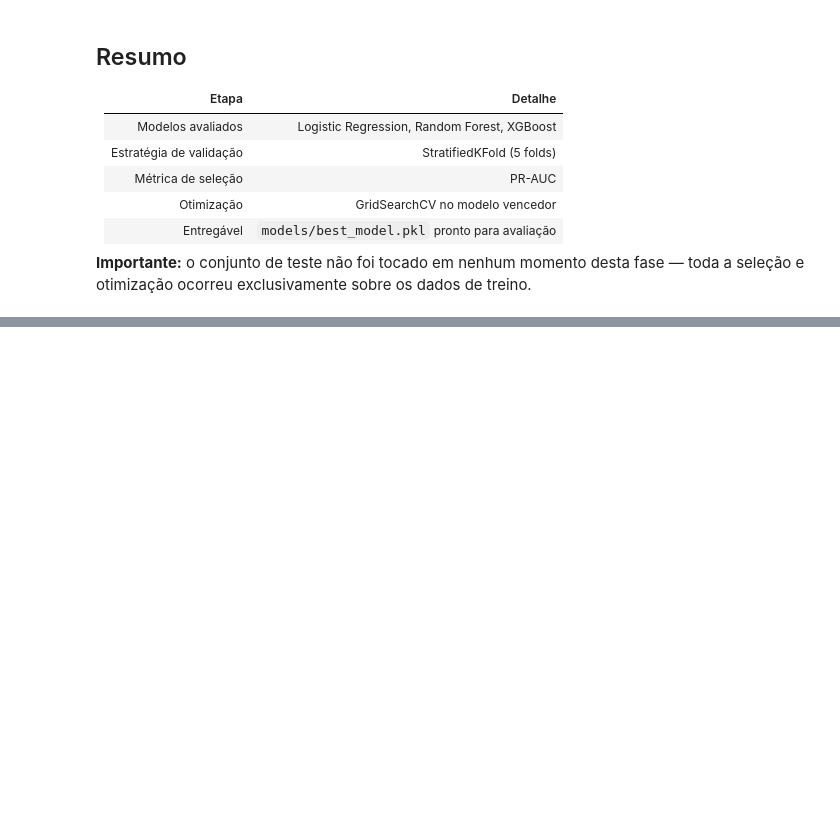
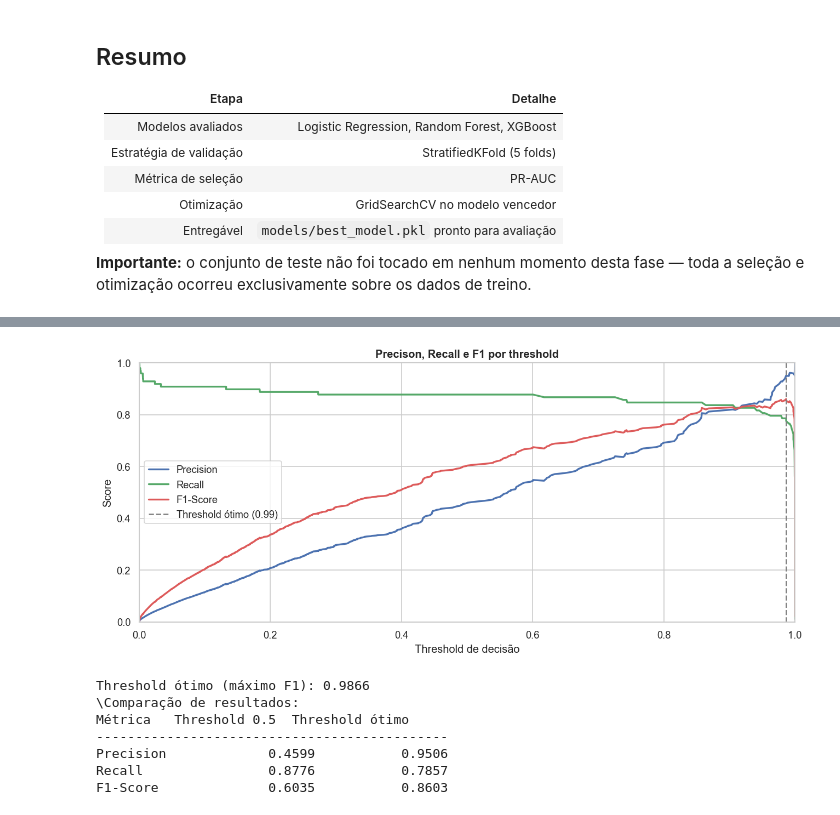
Before and after one commit to jaoalmirante/fraud-detection-ml, a Jupyter notebook: notebooks/fraud_detection.ipynb, the cells around one changed output, grey strips where cells are left out. Cells and saved outputs as stored; diff of their text form; code cells hidden in the pictures; blank space fills up the shorter version.

```diff
--- a/notebooks/fraud_detection.ipynb
+++ b/notebooks/fraud_detection.ipynb
@@ -662,7 +662,7 @@ for ax, metric, label in [
     ax.set_xticks(x_pos)
     ax.set_xticklabels(results_df['model'], fontsize=10)
     ax.set_title(label, fontweight='bold')
-    ax.set_ylabel('Score médio (5 folds)')
+    ax.set_ylabel('Score médio (3 folds)')
     ax.set_ylim(0, 1)
 
     for bar, mean_val in zip(bars, results_df[f'{metric}_mean']):
@@ -673,7 +673,7 @@ for ax, metric, label in [
             ha='center', fontsize=9, fontweight='bold'
         )
 
-plt.suptitle('Comparação de modelos - cross-validation (5 folds)',
+plt.suptitle('Comparação de modelos - cross-validation (3 folds)',
              fontsize=13, fontweight='bold')
 plt.tight_layout()
 plt.savefig('../reports/figures/model_comparison.png',
@@ -797,0 +928,60 @@ sobre os dados de treino.
+# %%
+# precision e recall têm len(thresholds) + 1 — alinhar os arrays
+f1_scores = 2 * (precision[:-1] * recall[:-1]) / (precision[:-1] + recall[:-1] + 1e-8)
+optimal_idx = f1_scores.argmax()
+optimal_threshold = thresholds[optimal_idx]
+
+fig, ax = plt.subplots(figsize=(11, 5))
+
+ax.plot(thresholds, precision[:-1], color='#4C72B0',
+        linewidth=2, label='Precision')
+ax.plot(thresholds, recall[:-1], color='#55A868',
+        linewidth=2, label='Recall')
+ax.plot(thresholds, f1_scores, color='#DD5A5A',
+        linewidth=2, label='F1-Score')
+ax.axvline(x=optimal_threshold, color='gray', linestyle='--',
+         linewidth=1.5, label=f'Threshold ótimo ({optimal_threshold:.2f})')
+
+ax.set_xlabel('Threshold de decisão')
+ax.set_ylabel('Score')
+ax.set_title('Precison, Recall e F1 por threshold', fontweight='bold')
+ax.legend()
+ax.set_xlim(0, 1)
+ax.set_ylim(0, 1)
+
+plt.tight_layout()
+plt.savefig('../reports/figures/threshold_analysis.png',
+            dpi=150, bbox_inches='tight')
+plt.show()
+
+# avaliar com threshold ótimo
+y_pred_optimal = (y_proba >= optimal_threshold).astype(int)
+
+print(f"Threshold ótimo (máximo F1): {optimal_threshold:.4f}")
+print(f"\Comparação de resultados:")
+print(f"{'Métrica':<2} {'Threshold 0.5':>15} {'Threshold ótimo':>16}")
+print("-" * 45)
+
+for metric, name in [
+    ('precision', 'Precision'),
+    ('recall', 'Recall'),
+    ('f1', 'F1-Score')
+]:
+    from sklearn.metrics import precision_score, recall_score, f1_score
+    fn_map = {
+        'precision': precision_score,
+        'recall': recall_score,
+        'f1': f1_score
+    }
+    val_default = fn_map[metric](y_test, y_pred_default)
+    val_optimal = fn_map[metric](y_test, y_pred_optimal)
+    print(f"{name:<12} {val_default:>15.4f} {val_optimal:>16.4f}")
+# %% [output]
+[figure, added]
+Threshold ótimo (máximo F1): 0.9866
+\Comparação de resultados:
+Métrica   Threshold 0.5  Threshold ótimo
+---------------------------------------------
+Precision             0.4599           0.9506
+Recall                0.8776           0.7857
+F1-Score              0.6035           0.8603
```
Also changed, not shown: parts of 9 cells of this notebook, 5 other files.
